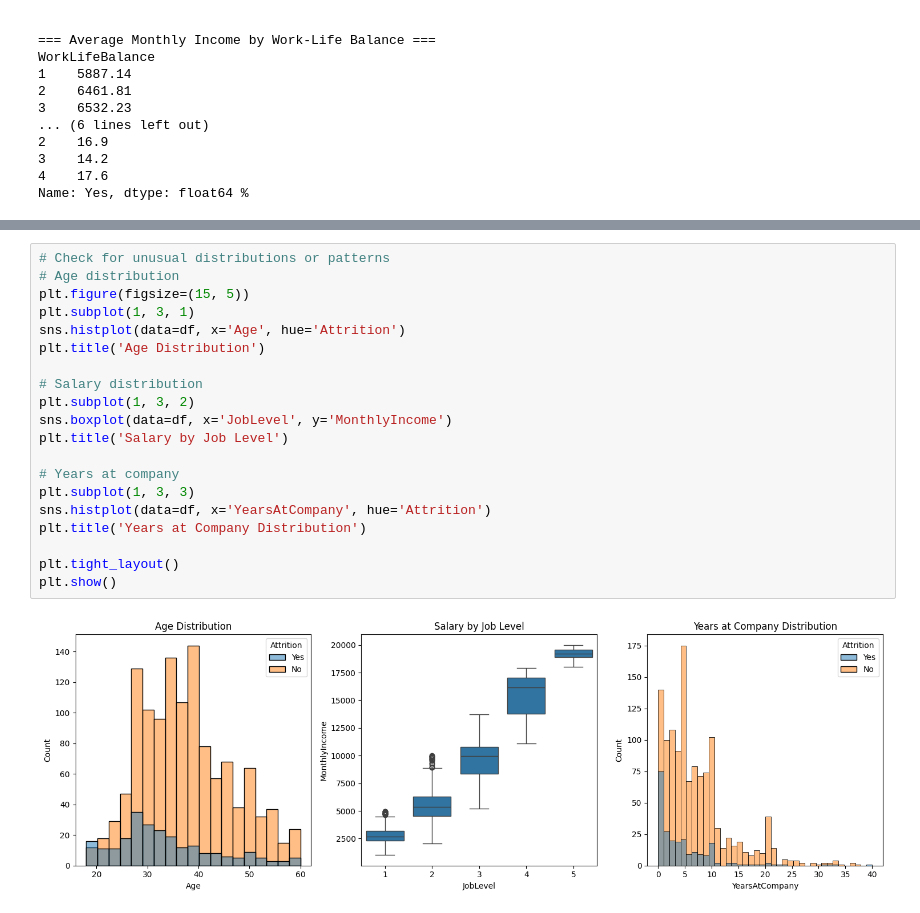
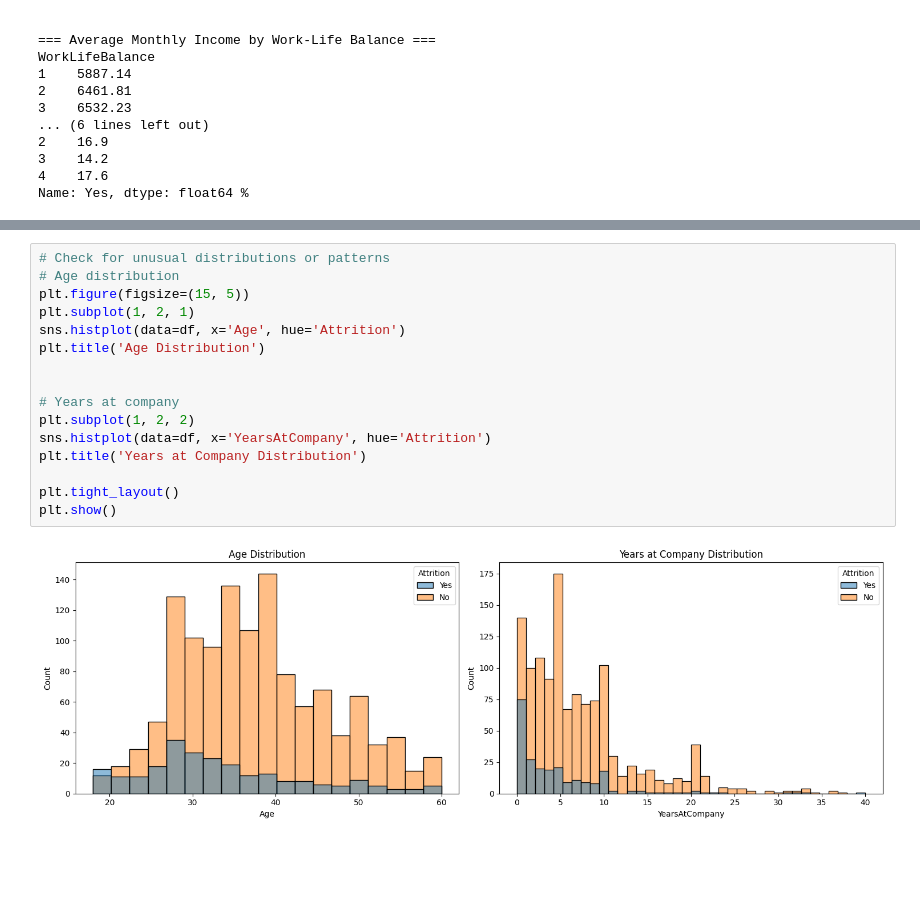
Before and after one commit to ablank74/Capstone-Project, a Jupyter notebook: notebooks/Case Study 1.ipynb, the cells around one changed output, grey strips where cells are left out. Drawn from its saved outputs; the diff is of its cells as text; blank space fills up the shorter version.

```diff
--- a/notebooks/Case Study 1.ipynb
+++ b/notebooks/Case Study 1.ipynb
@@ -744,22 +626,18 @@ Name: count, dtype: int64
 # %%
 # Check for unusual distributions or patterns
 # Age distribution
 plt.figure(figsize=(15, 5))
-plt.subplot(1, 3, 1)
+plt.subplot(1, 2, 1)
 sns.histplot(data=df, x='Age', hue='Attrition')
 plt.title('Age Distribution')
 
-# Salary distribution
-plt.subplot(1, 3, 2)
-sns.boxplot(data=df, x='JobLevel', y='MonthlyIncome')
-plt.title('Salary by Job Level')
 
 # Years at company
-plt.subplot(1, 3, 3)
+plt.subplot(1, 2, 2)
 sns.histplot(data=df, x='YearsAtCompany', hue='Attrition')
 plt.title('Years at Company Distribution')
 
 plt.tight_layout()
 plt.show()
 # %% [output]
-[figure, old version]
+[figure, new version]
```
Also changed, not shown: parts of 38 cells of this notebook.
